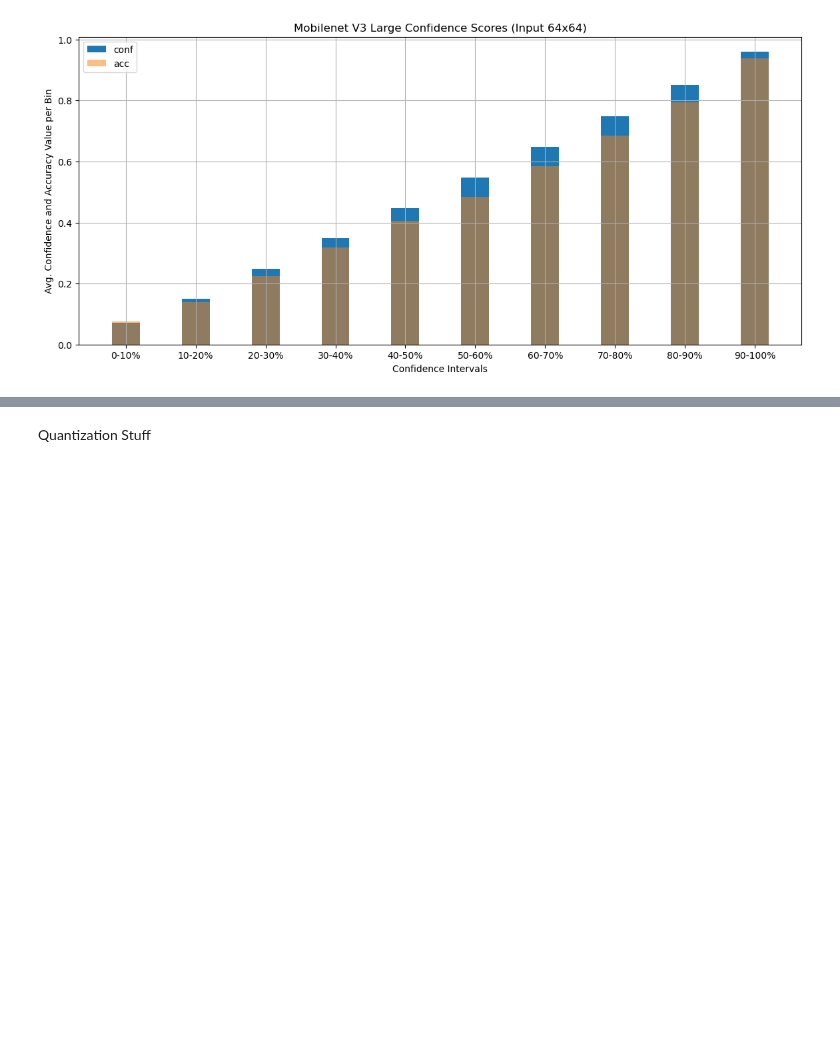
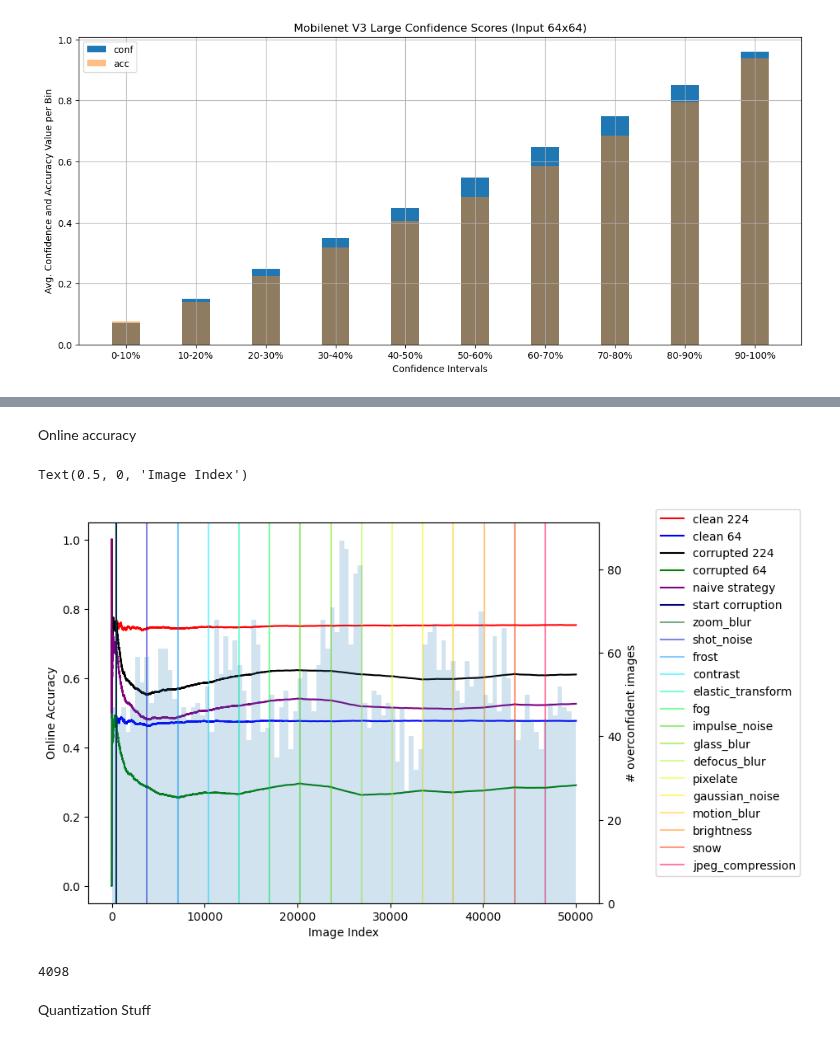
Before and after one commit to Geffen-Cooper/continual_learning_playground, a Jupyter notebook: src/learning_fast/train_tiny_imagenet/scratch.ipynb, the cells around one changed output, grey strips where cells are left out. Drawn from its saved outputs; the diff is of its cells as text; code cells hidden in the pictures; blank space fills up the shorter version.

Commit message:
online acc results

```diff
--- a/src/learning_fast/train_tiny_imagenet/scratch.ipynb
+++ b/src/learning_fast/train_tiny_imagenet/scratch.ipynb
@@ -391,0 +363,15 @@ plt.grid()
+# %% [markdown]
+Online accuracy
+# %%
+# get all data
+corrs = []
+corrs64 = []
+for corr in corruptions:
+    corrs.append(load_imagenetc_val(128,1234,corr))
+    corrs64.append(load_imagenetc64_val(128,1234,corr))
+
+clean_set = load_imagenet(128,1234,False)
+clean_set64 = load_imagenet64(128,1234,False)
+
+# put all datasets in this order
+rand_order = torch.randperm(len(clean_set.dataset))
@@ -392,3 +482,34 @@ plt.grid()
+# %%
+fig1 = plt.figure(figsize=(8,6))
+ax1 = fig1.add_subplot(111)
+ax1.plot(idxs,clean_online_acc,label='clean 224',color='red')
+ax1.plot(idxs,clean_online_acc64,label='clean 64',color='blue')
+ax1.plot(idxs,corr_online_acc,label='corrupted 224',color='black')
+ax1.plot(idxs,corr_online_acc64,label='corrupted 64',color='green')
+ax1.plot(idxs,naive_online_acc,label='naive strategy',color='purple')
+ax1.axvline(x = 499, color = 'orange', label = 'start corruption')
+for i,x in enumerate(transition_points):
+    plt.axvline(x =x, label = corruptions[rand_corr_order[i]],alpha=0.5)
+colormap = plt.cm.gist_ncar #nipy_spectral, Set1,Paired
+colors = [colormap(i) for i in np.linspace(0, 1,len(ax1.lines))]
+for i,j in enumerate(ax1.lines[5:]):
+    j.set_color(colors[i])
+ax2 = ax1.twinx()
+px = overconfident_locations
+py = [naive_online_acc[x] for x in px]
+# plt.scatter(px,py,s=0.5,c='r')
+ax2.hist(px,bins=100,alpha=0.2)
+ax1.legend(bbox_to_anchor=(1.1, 1.05))
+ax1.set_ylabel("Online Accuracy")
+ax2.set_ylabel("# overconfident images")
+ax1.set_xlabel("Image Index")
+# %% [output]
+Text(0.5, 0, 'Image Index')
+[figure, added]
+# %%
+len(underconfident_imgs)
+# %% [output]
+4098
 # %% [markdown]
 Quantization Stuff
 # %%
```
Also changed, not shown: parts of 13 cells of this notebook, 1 other file.
